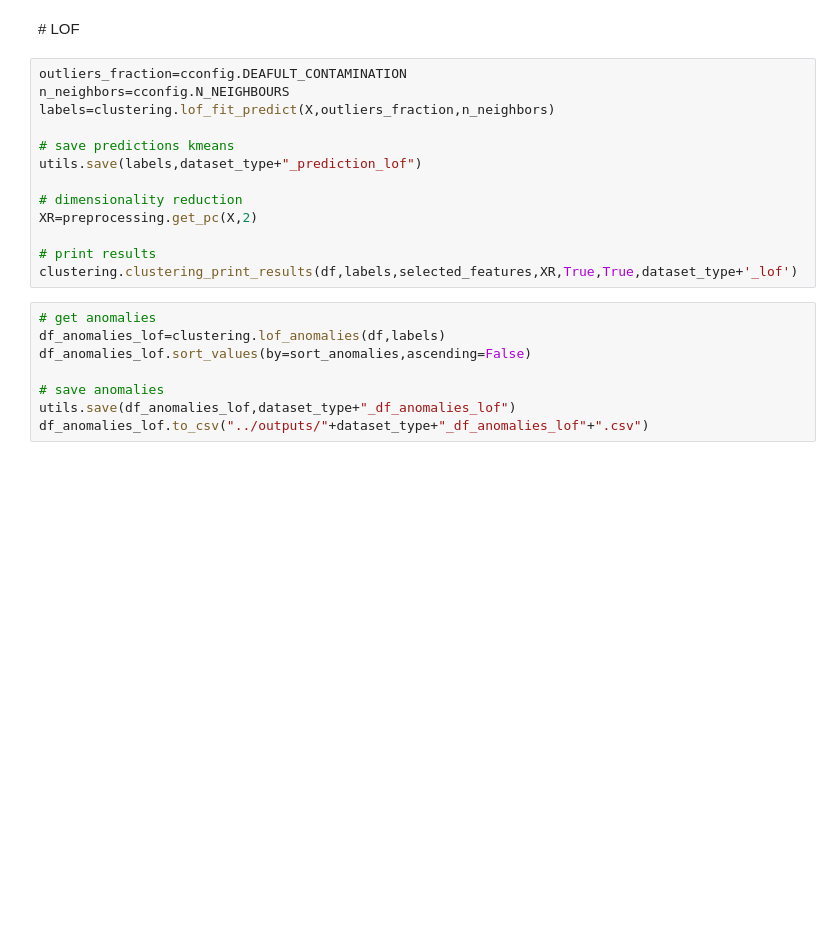
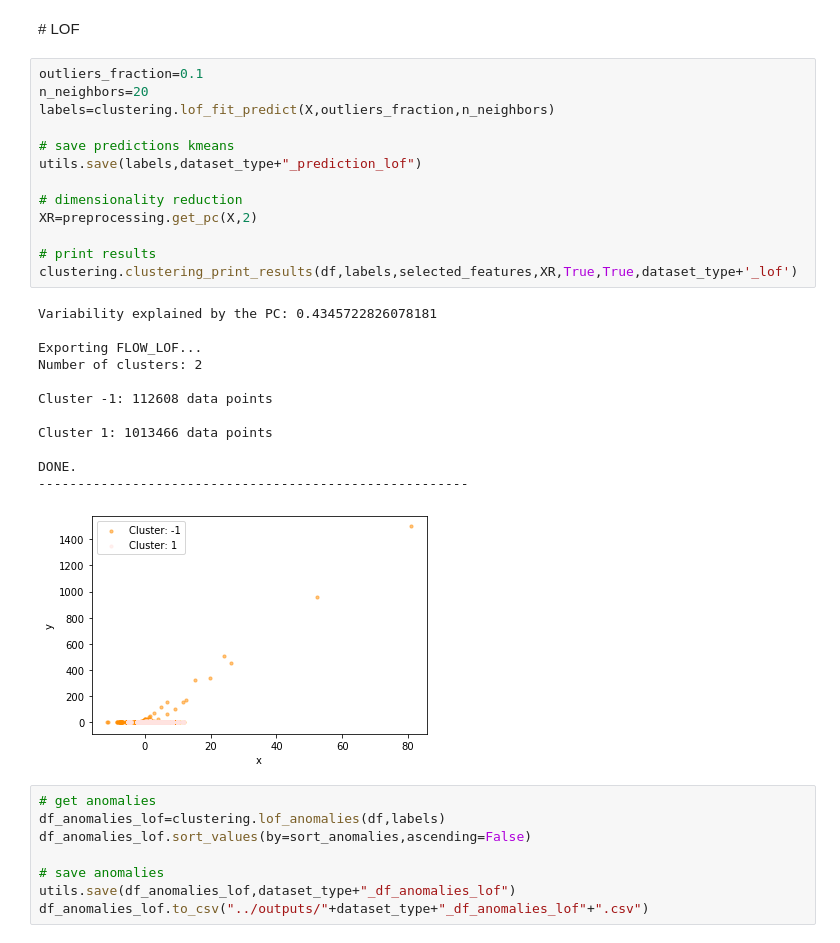
Before and after one commit to danielgil1/security_analytics, a Jupyter notebook: notebooks/clustering_analysis-BiFlow.ipynb, the cells around one changed output. Saved outputs shown, nothing was run; the diff lists cells and outputs as text; blank space fills up the shorter version.

```diff
--- a/notebooks/clustering_analysis-BiFlow.ipynb
+++ b/notebooks/clustering_analysis-BiFlow.ipynb
@@ -154,18 +161,31 @@ df_anomalies_iforest.to_csv("../outputs/"+dataset_type+"_df_anomalies_iforest"+"
 # %% [markdown]
 # LOF
 # %%
-outliers_fraction=cconfig.DEAFULT_CONTAMINATION
-n_neighbors=cconfig.N_NEIGHBOURS
+outliers_fraction=0.1
+n_neighbors=20
 labels=clustering.lof_fit_predict(X,outliers_fraction,n_neighbors)
 
 # save predictions kmeans
 utils.save(labels,dataset_type+"_prediction_lof")
 
 # dimensionality reduction
 XR=preprocessing.get_pc(X,2)
 
 # print results
 clustering.clustering_print_results(df,labels,selected_features,XR,True,True,dataset_type+'_lof')
+# %% [output]
+Variability explained by the PC: 0.4345722826078181
+
+Exporting FLOW_LOF...
+Number of clusters: 2
+
+Cluster -1: 112608 data points
+
+Cluster 1: 1013466 data points
+
+DONE.
+-------------------------------------------------------
+[figure, added]
 # %%
 # get anomalies
 df_anomalies_lof=clustering.lof_anomalies(df,labels)
```
Also changed, not shown: parts of 5 cells of this notebook, 9 other files.
